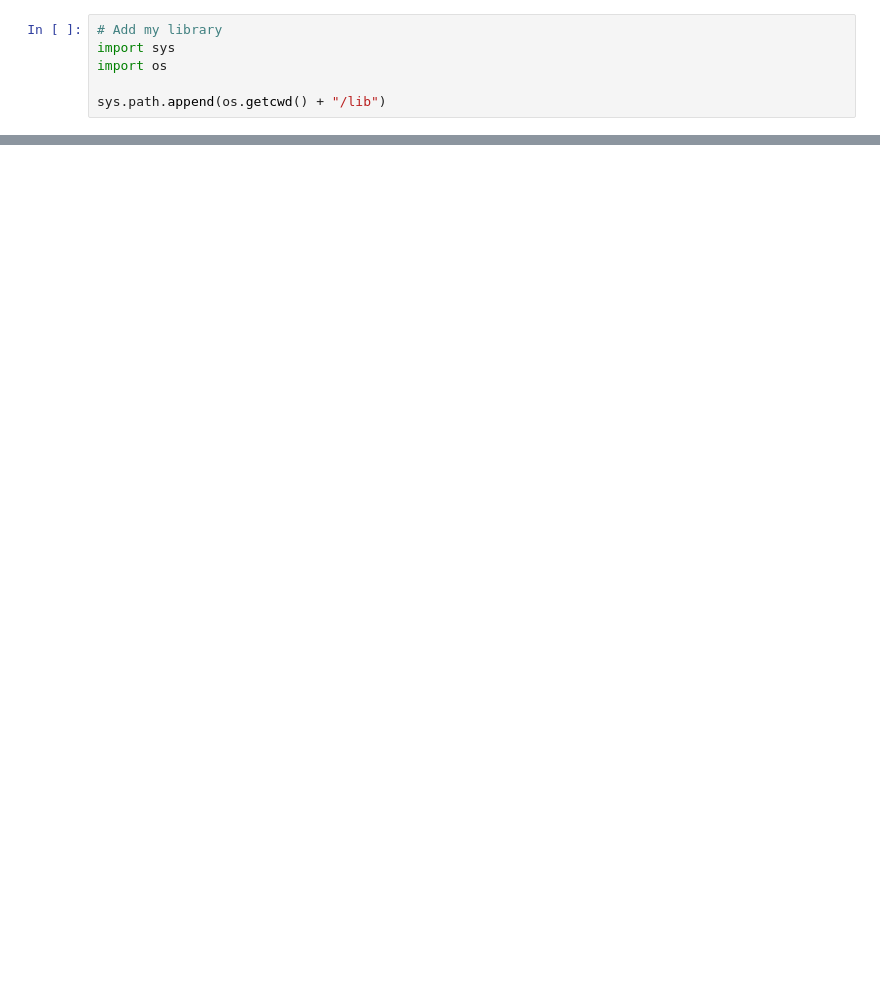
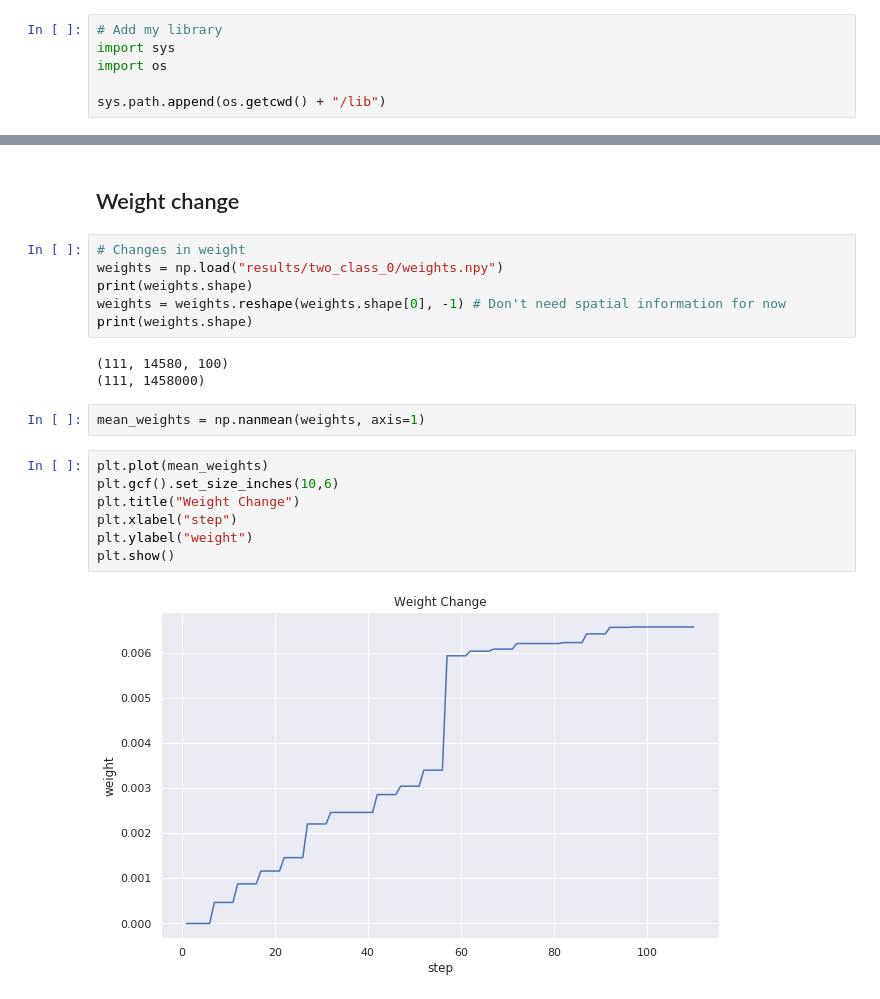
Before and after one commit to bikeboi/jra-project, a Jupyter notebook: experiment_1.ipynb, the cells around one changed output, grey strips where cells are left out. Cells and saved outputs as stored; diff of their text form; blank space fills up the shorter version.

```diff
--- a/experiment_1.ipynb
+++ b/experiment_1.ipynb
@@ -269,0 +134,22 @@ plt.show()
+# %% [markdown]
+## Weight change
+# %%
+# Changes in weight
+weights = np.load("results/two_class_0/weights.npy")
+print(weights.shape)
+weights = weights.reshape(weights.shape[0], -1) # Don't need spatial information for now
+print(weights.shape)
+# %% [output]
+(111, 14580, 100)
+(111, 1458000)
+# %%
+mean_weights = np.nanmean(weights, axis=1)
+# %%
+plt.plot(mean_weights)
+plt.gcf().set_size_inches(10,6)
+plt.title("Weight Change")
+plt.xlabel("step")
+plt.ylabel("weight")
+plt.show()
+# %% [output]
+[figure, added]
```
Also changed, not shown: parts of 21 cells of this notebook, 8 other files.
